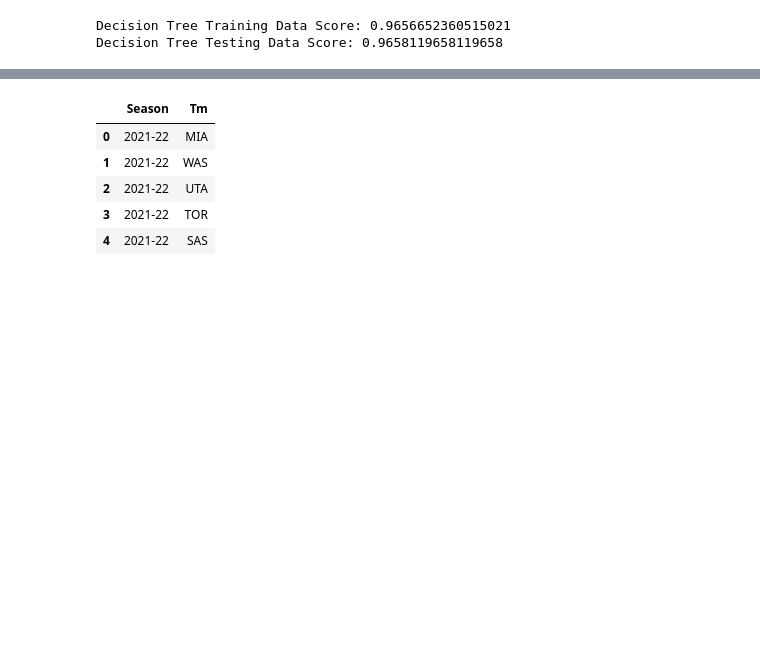
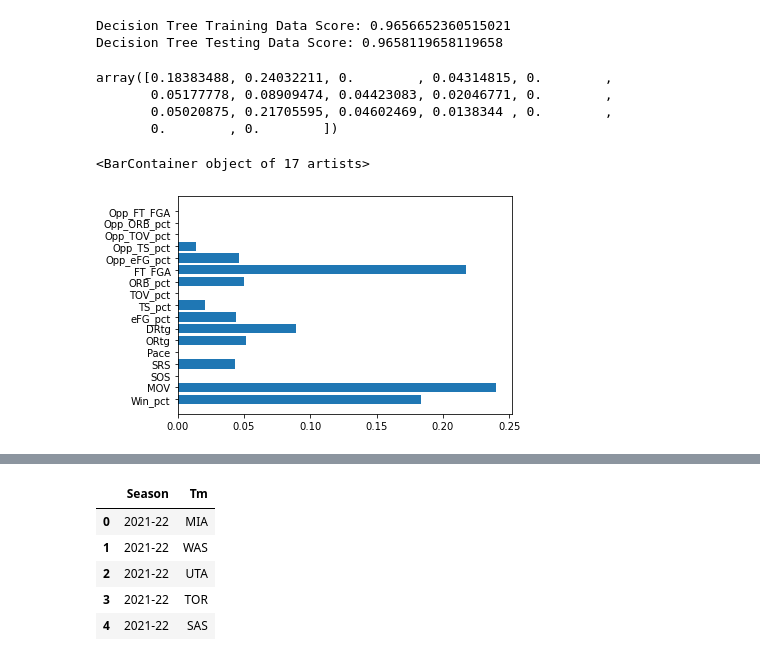
Before and after one commit to fatehluqman/Final_project, a Jupyter notebook: Dec_Tree.ipynb, the cells around one changed output, grey strips where cells are left out. Drawn from its saved outputs; the diff is of its cells as text; code cells hidden in the pictures; blank space fills up the shorter version.

```diff
--- a/Dec_Tree.ipynb
+++ b/Dec_Tree.ipynb
@@ -138,14 +133,14 @@ scaler = StandardScaler()
 X_train_scaled = scaler.fit_transform(X_train)
 X_test_scaled = scaler.fit_transform(X_test)
 # %%
-tree=DecisionTreeClassifier(random_state = 40)
+tree1=DecisionTreeClassifier(random_state = 40)
 
-tree.fit(X_train_scaled, y_train)
-y_train_pred=tree.predict(X_train_scaled)
-y_test_pred=tree.predict(X_test_scaled)
+tree1.fit(X_train_scaled, y_train)
+y_train_pred=tree1.predict(X_train_scaled)
+y_test_pred=tree1.predict(X_test_scaled)
 
-print(f"Decision Tree Training Data Score: {tree.score(X_train, y_train)}")
-print(f"Decision Tree Testing Data Score: {tree.score(X_test, y_test)}")
+print(f"Decision Tree Training Data Score: {tree1.score(X_train, y_train)}")
+print(f"Decision Tree Testing Data Score: {tree1.score(X_test, y_test)}")
 # %% [output]
 Decision Tree Training Data Score: 0.9656652360515021
 Decision Tree Testing Data Score: 0.9658119658119658
@@ -181,0 +147,13 @@ Decision Tree Testing Data Score: 0.9658119658119658
+# %%
+tree1.feature_importances_
+# %% [output]
+array([0.18383488, 0.24032211, 0.        , 0.04314815, 0.        ,
+       0.05177778, 0.08909474, 0.04423083, 0.02046771, 0.        ,
+       0.05020875, 0.21705595, 0.04602469, 0.0138344 , 0.        ,
+       0.        , 0.        ])
+# %%
+# https://mljar.com/blog/feature-importance-in-random-forest/
+plt.barh(X.columns, tree1.feature_importances_)
+# %% [output]
+<BarContainer object of 17 artists>
+[figure, added]
```
Also changed, not shown: parts of 18 cells of this notebook, 11 other files.
